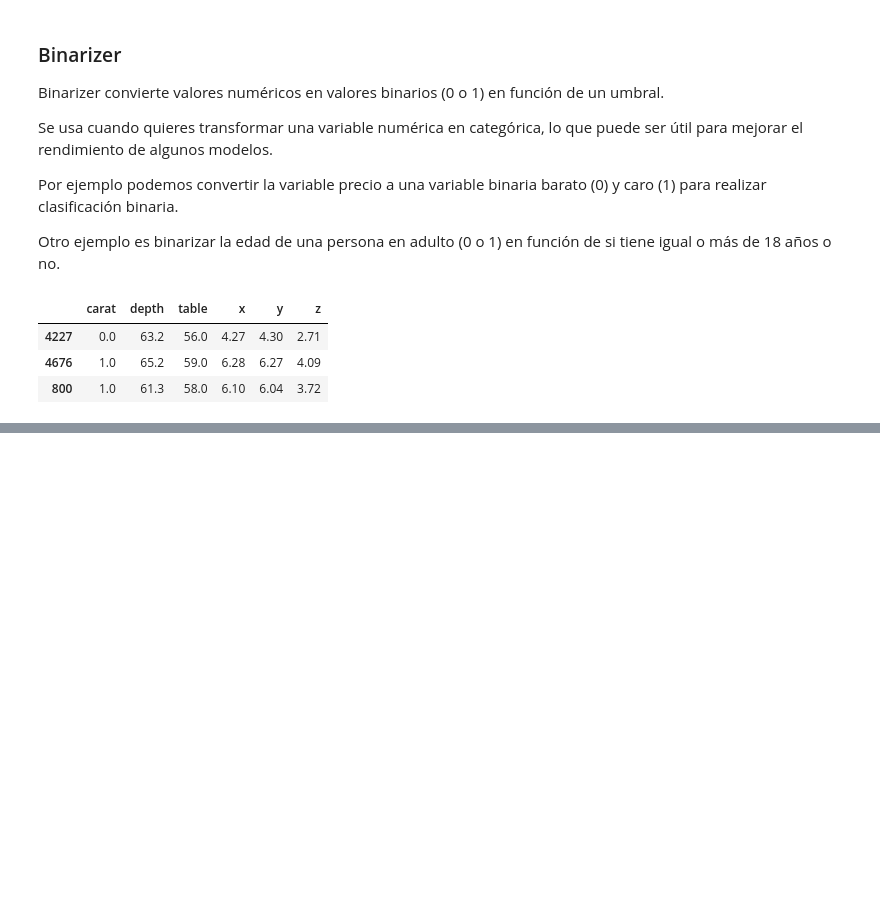
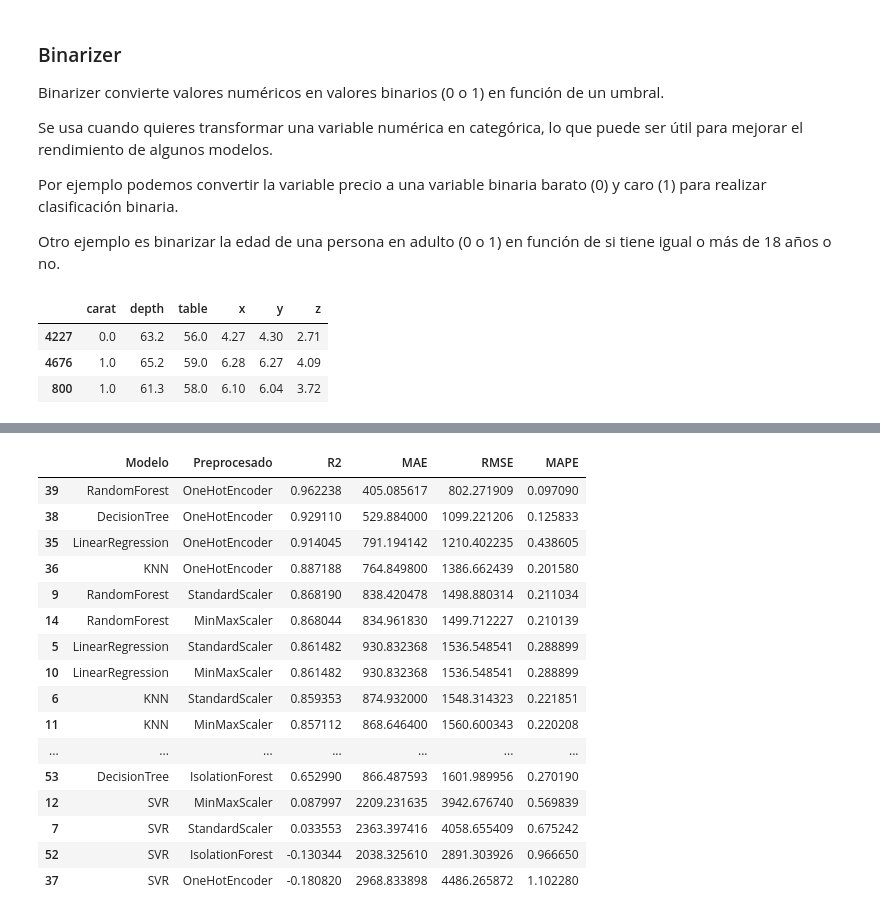
Before and after one commit to CarmenBarrancoGarcia/Carmen_cienciadatos, a Jupyter notebook: Módulo5_Machine_Learning/05.preprocesados.ipynb, the cells around one changed output, grey strips where cells are left out. Saved outputs shown, nothing was run; the diff lists cells and outputs as text; code cells hidden in the pictures; blank space fills up the shorter version.

```diff
--- a/Módulo5_Machine_Learning/05.preprocesados.ipynb
+++ b/Módulo5_Machine_Learning/05.preprocesados.ipynb
@@ -706,0 +1129,28 @@ X_train.head(3)
+# %%
+df_resultado[
+    (df_resultado["Preprocesado"] == "IsolationForest")
+    |
+    (df_resultado["Preprocesado"] == "MinMaxScaler")
+    |
+    (df_resultado["Preprocesado"] == "StandardScaler")
+    |
+    (df_resultado["Preprocesado"] == "OneHotEncoder")
+].sort_values("R2", ascending=False)
+# %% [output]
+|  | Modelo | Preprocesado | R2 | MAE | RMSE | MAPE |
+| 39 | RandomForest | OneHotEncoder | 0.962238 | 405.085617 | 802.271909 | 0.097090 |
+| 38 | DecisionTree | OneHotEncoder | 0.929110 | 529.884000 | 1099.221206 | 0.125833 |
+| 35 | LinearRegression | OneHotEncoder | 0.914045 | 791.194142 | 1210.402235 | 0.438605 |
+| 36 | KNN | OneHotEncoder | 0.887188 | 764.849800 | 1386.662439 | 0.201580 |
+| 9 | RandomForest | StandardScaler | 0.868190 | 838.420478 | 1498.880314 | 0.211034 |
+| 14 | RandomForest | MinMaxScaler | 0.868044 | 834.961830 | 1499.712227 | 0.210139 |
+| 5 | LinearRegression | StandardScaler | 0.861482 | 930.832368 | 1536.548541 | 0.288899 |
+| 10 | LinearRegression | MinMaxScaler | 0.861482 | 930.832368 | 1536.548541 | 0.288899 |
+| 6 | KNN | StandardScaler | 0.859353 | 874.932000 | 1548.314323 | 0.221851 |
+| 11 | KNN | MinMaxScaler | 0.857112 | 868.646400 | 1560.600343 | 0.220208 |
+| ... | ... | ... | ... | ... | ... | ... |
+| 53 | DecisionTree | IsolationForest | 0.652990 | 866.487593 | 1601.989956 | 0.270190 |
+| 12 | SVR | MinMaxScaler | 0.087997 | 2209.231635 | 3942.676740 | 0.569839 |
+| 7 | SVR | StandardScaler | 0.033553 | 2363.397416 | 4058.655409 | 0.675242 |
+| 52 | SVR | IsolationForest | -0.130344 | 2038.325610 | 2891.303926 | 0.966650 |
+| 37 | SVR | OneHotEncoder | -0.180820 | 2968.833898 | 4486.265872 | 1.102280 |
```
Also changed, not shown: parts of 27 cells of this notebook, 2 other files.
